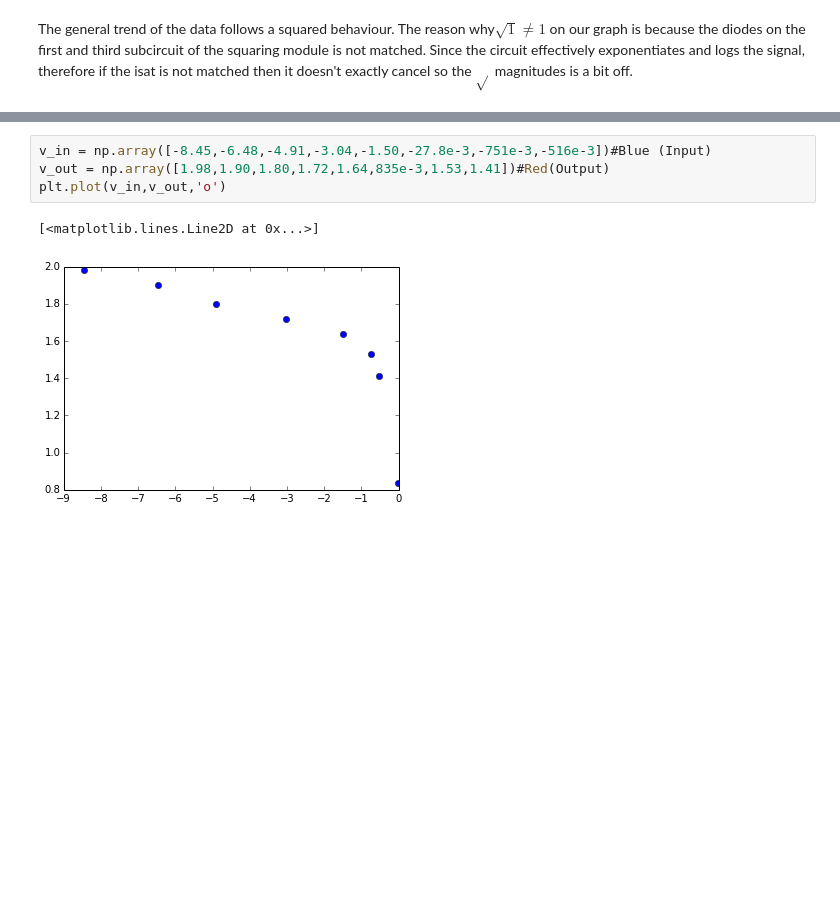
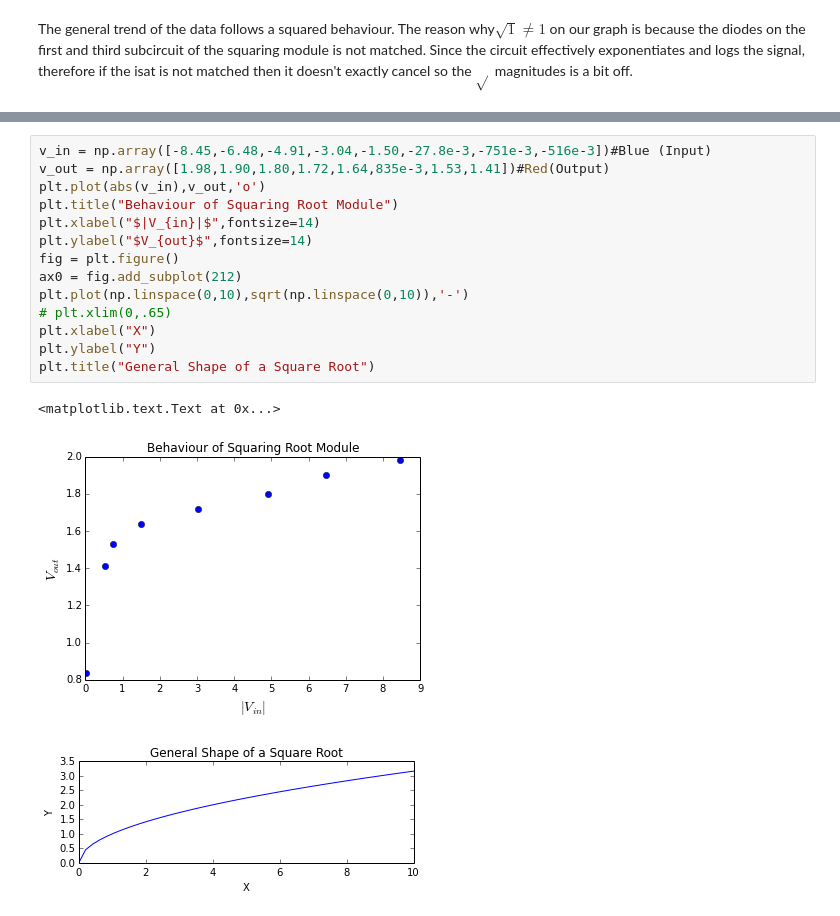
Before and after one commit to dorisjlee/111BSClab, a Jupyter notebook: lab7/Lab7.ipynb, the cells around one changed output, grey strips where cells are left out. Cells and saved outputs as stored; diff of their text form; blank space fills up the shorter version.

```diff
--- a/lab7/Lab7.ipynb
+++ b/lab7/Lab7.ipynb
@@ -313,7 +294,18 @@ plt.plot(v_out,abs(v_in),'o')
 # %%
 v_in = np.array([-8.45,-6.48,-4.91,-3.04,-1.50,-27.8e-3,-751e-3,-516e-3])#Blue (Input)
 v_out = np.array([1.98,1.90,1.80,1.72,1.64,835e-3,1.53,1.41])#Red(Output)
-plt.plot(v_in,v_out,'o')
+plt.plot(abs(v_in),v_out,'o')
+plt.title("Behaviour of Squaring Root Module")
+plt.xlabel("$|V_{in}|$",fontsize=14)
+plt.ylabel("$V_{out}$",fontsize=14)
+fig = plt.figure()
+ax0 = fig.add_subplot(212)
+plt.plot(np.linspace(0,10),sqrt(np.linspace(0,10)),'-')
+# plt.xlim(0,.65)
+plt.xlabel("X")
+plt.ylabel("Y")
+plt.title("General Shape of a Square Root")
 # %% [output]
-[<matplotlib.lines.Line2D at 0x...>]
+<matplotlib.text.Text at 0x...>
-[figure, old version]
+[figure, new version]
+[figure, added]
```
Also changed, not shown: parts of 22 cells of this notebook.
